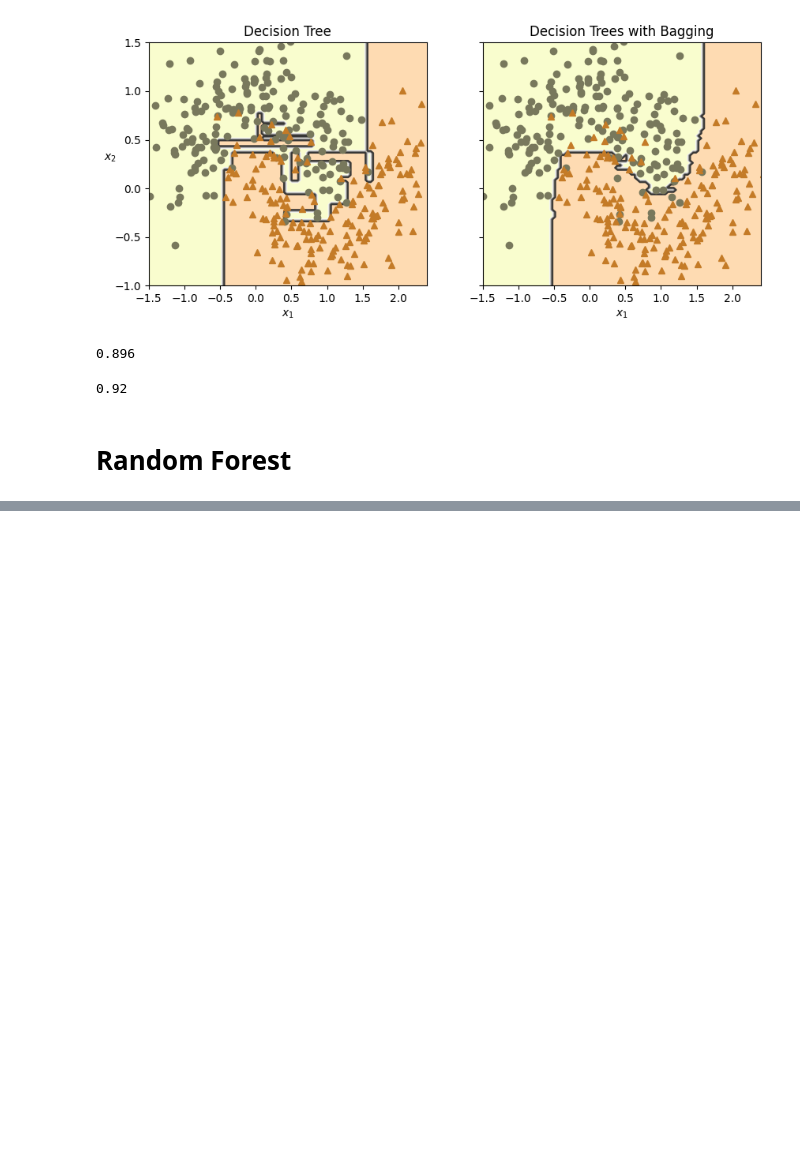
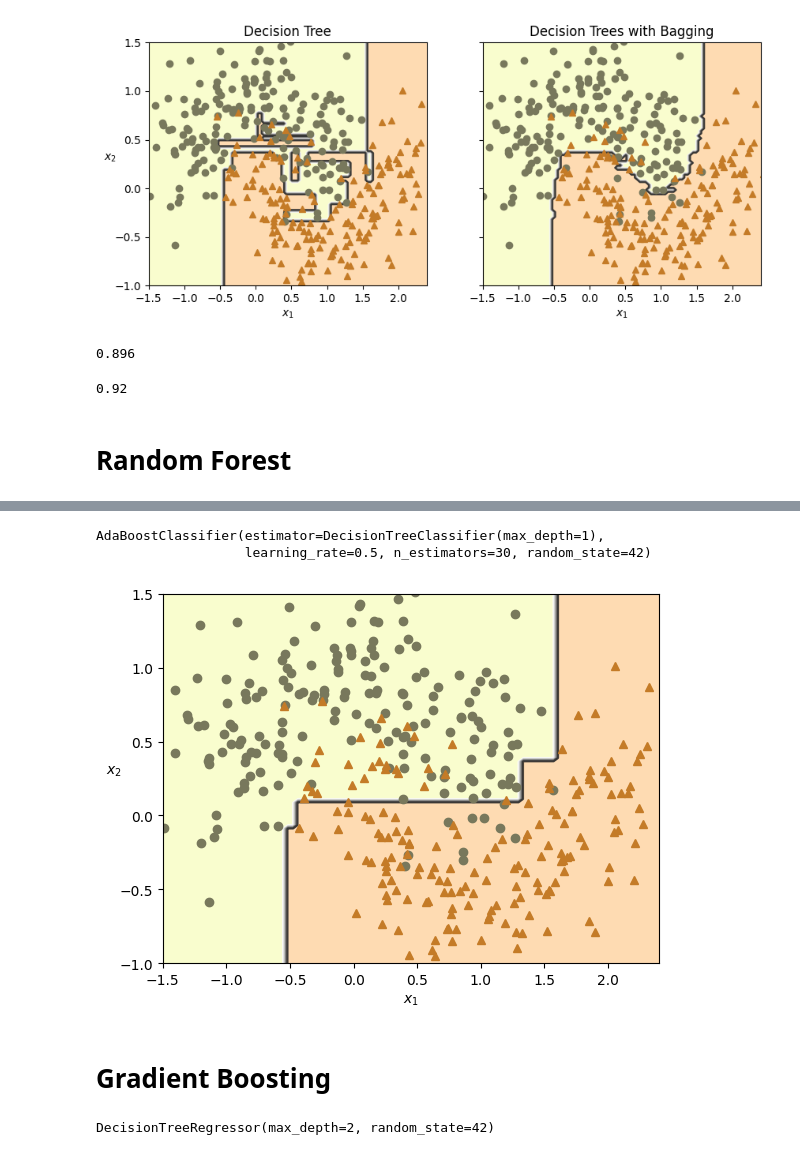
Before and after one commit to VadymKalin/nvidia_certified_associate_generative_ai_llms, a Jupyter notebook: Ensemble_Learning.ipynb, the cells around one changed output, grey strips where cells are left out. Cells and saved outputs as stored; diff of their text form; code cells hidden in the pictures; blank space fills up the shorter version.

```diff
--- a/Ensemble_Learning.ipynb
+++ b/Ensemble_Learning.ipynb
@@ -124,0 +193,28 @@ accuracy_score(y_test, y_pred)
+# %%
+from sklearn.ensemble import AdaBoostClassifier
+
+ada_clf = AdaBoostClassifier(
+    DecisionTreeClassifier(max_depth=1), n_estimators=30,
+    learning_rate=0.5, random_state=42)
+ada_clf.fit(X_train, y_train)
+# %% [output]
+AdaBoostClassifier(estimator=DecisionTreeClassifier(max_depth=1),
+                   learning_rate=0.5, n_estimators=30, random_state=42)
+# %%
+plot_decision_boundary(ada_clf, X_train, y_train)
+# %% [output]
+[figure, added]
+# %% [markdown]
+# **Gradient Boosting**
+# %%
+import numpy as np
+from sklearn.tree import DecisionTreeRegressor
+
+np.random.seed(42)
+X = np.random.rand(100, 1) - 0.5
+y = 3 * X[:, 0] ** 2 + 0.05 * np.random.randn(100)  # y = 3x² + Gaussian noise
+
+tree_reg1 = DecisionTreeRegressor(max_depth=2, random_state=42)
+tree_reg1.fit(X, y)
+# %% [output]
+DecisionTreeRegressor(max_depth=2, random_state=42)
```
Also changed, not shown: parts of 19 cells of this notebook.
